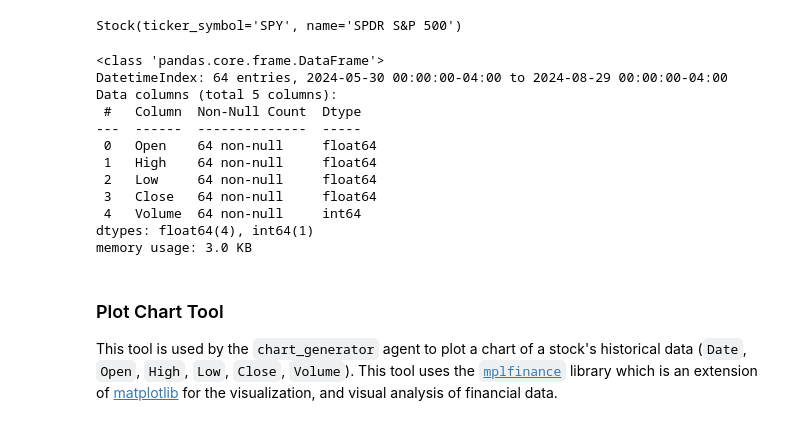
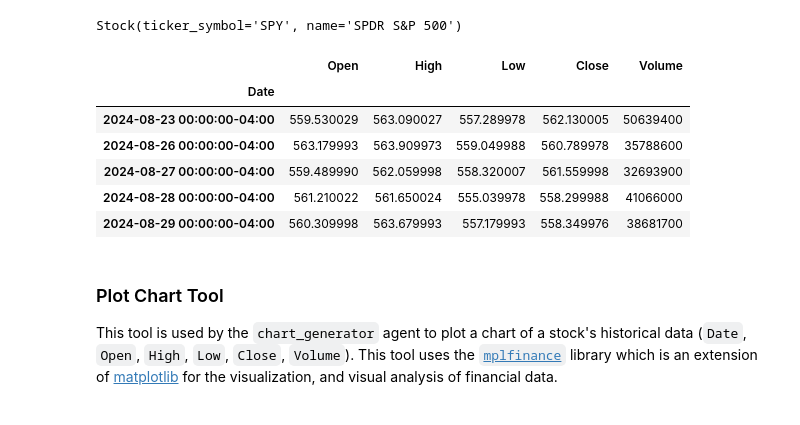
Before and after one commit to TCLee/multi-agent-collab, a Jupyter notebook: multi-agent-collab.ipynb, the cells around one changed output. Saved outputs shown, nothing was run; the diff lists cells and outputs as text; code cells hidden in the pictures.

```diff
--- a/multi-agent-collab.ipynb
+++ b/multi-agent-collab.ipynb
@@ -237,21 +245,15 @@ test_stock
 # %% [output]
 Stock(ticker_symbol='SPY', name='SPDR S&P 500')
 # %%
-test_stock.historical_data.info()
-del test_stock
+test_stock.historical_data.tail()
 # %% [output]
-<class 'pandas.core.frame.DataFrame'>
-DatetimeIndex: 64 entries, 2024-05-30 00:00:00-04:00 to 2024-08-29 00:00:00-04:00
-Data columns (total 5 columns):
- #   Column  Non-Null Count  Dtype
----  ------  --------------  -----
- 0   Open    64 non-null     float64
- 1   High    64 non-null     float64
- 2   Low     64 non-null     float64
- 3   Close   64 non-null     float64
- 4   Volume  64 non-null     int64
-dtypes: float64(4), int64(1)
-memory usage: 3.0 KB
+|  | Open | High | Low | Close | Volume |
+| Date |  |  |  |  |  |
+| 2024-08-23 00:00:00-04:00 | 559.530029 | 563.090027 | 557.289978 | 562.130005 | 50639400 |
+| 2024-08-26 00:00:00-04:00 | 563.179993 | 563.909973 | 559.049988 | 560.789978 | 35788600 |
+| 2024-08-27 00:00:00-04:00 | 559.489990 | 562.059998 | 558.320007 | 561.559998 | 32693900 |
+| 2024-08-28 00:00:00-04:00 | 561.210022 | 561.650024 | 555.039978 | 558.299988 | 41066000 |
+| 2024-08-29 00:00:00-04:00 | 560.309998 | 563.679993 | 557.179993 | 558.349976 | 38681700 |
 # %% [markdown]
 ### Plot Chart Tool
 
```
Also changed, not shown: parts of 8 cells of this notebook.
